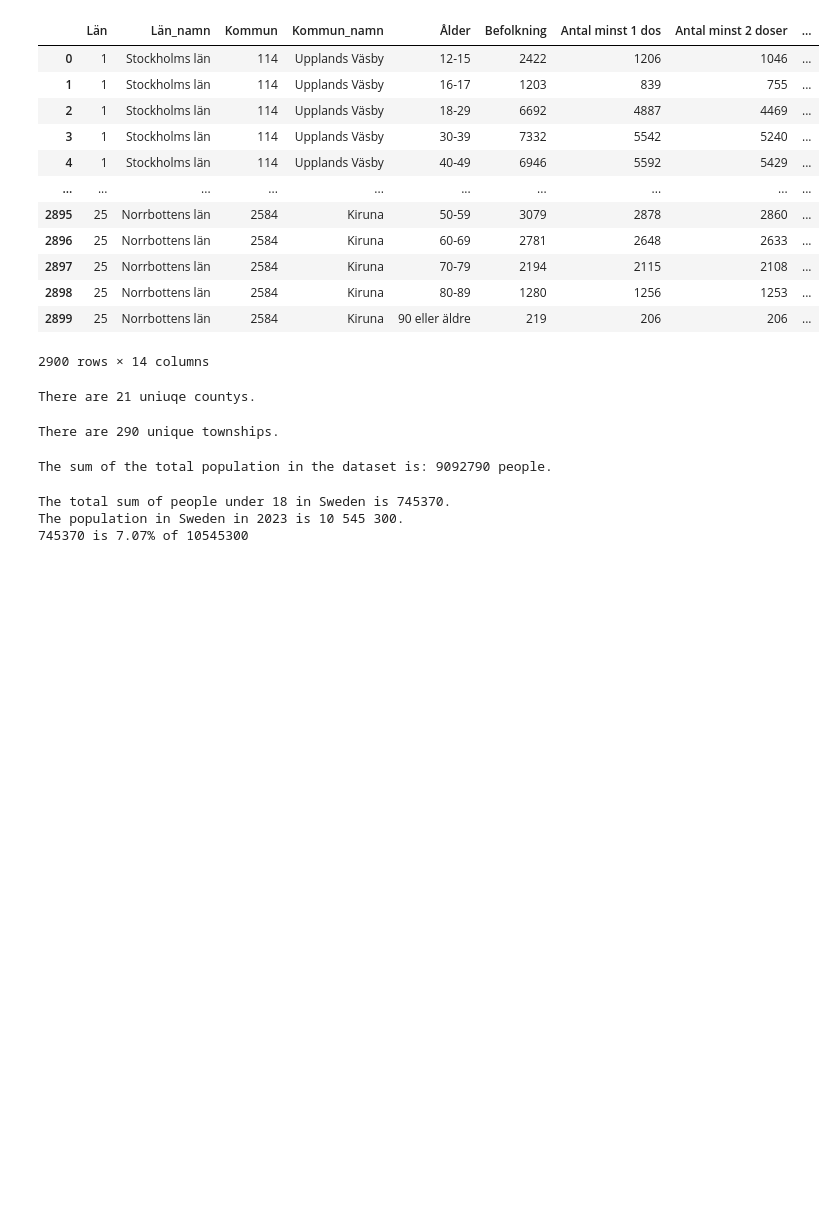
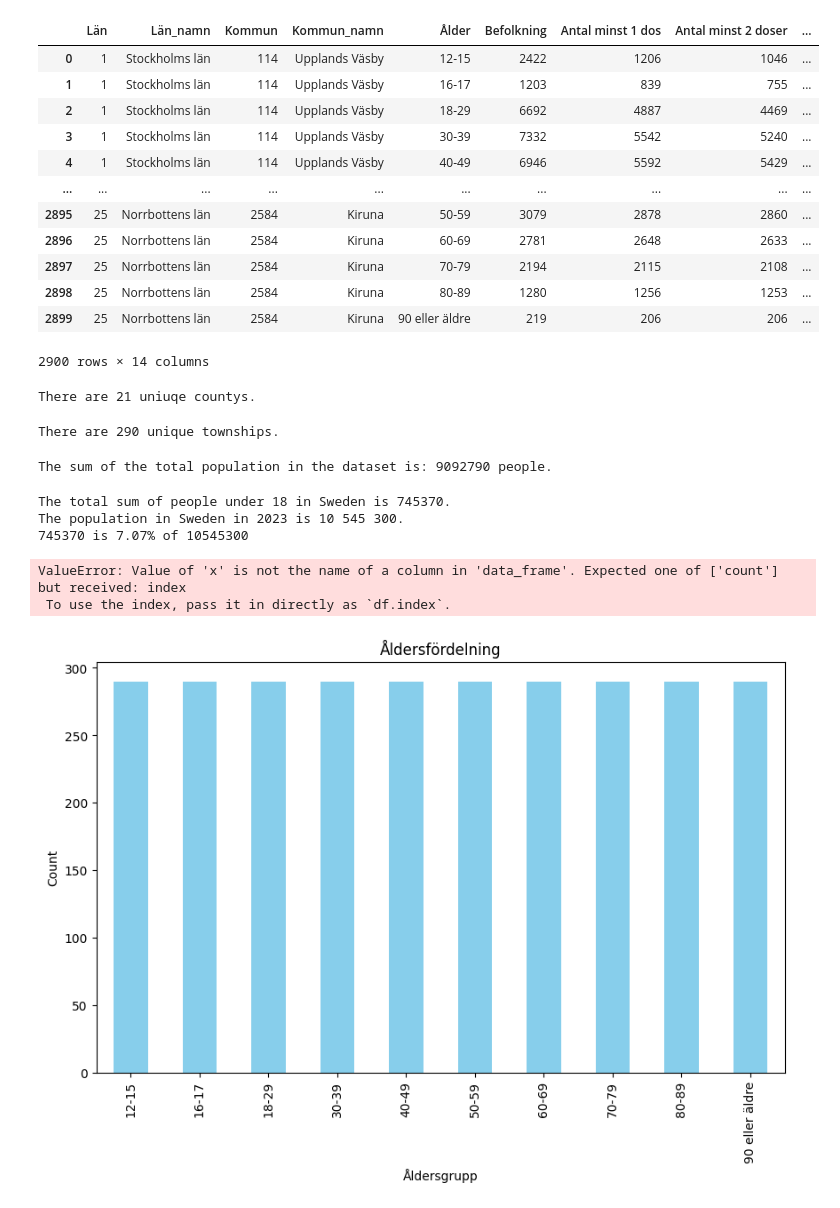
Before and after one commit to SFredin1/Databehandling-AI23-SEBASTIAN-FREDIN, a Jupyter notebook: Labb/Lab.ipynb, the cells around one changed output. Cells and saved outputs as stored; diff of their text form; code cells hidden in the pictures; blank space fills up the shorter version.

Commit message:
Uppgift 2

```diff
--- a/Labb/Lab.ipynb
+++ b/Labb/Lab.ipynb
@@ -302,3 +318,33 @@ print(f"{under_18} is {percentage:.2f}% of {population}")
 The total sum of people under 18 in Sweden is 745370.
 The population in Sweden in 2023 is 10 545 300.
 745370 is 7.07% of 10545300
+# %%
+# Uppgift e)
+
+# Count the occurences of each unique value in column "Ålder"
+age_distribution = fhm_covid_vaccine["Ålder"].value_counts()
+
+# Plot the chart for the age distribution
+fig = px.line(age_distribution, x="index", y="Ålder", color="Ålder",
+             labels={"index": "Åldersgrupp", "Ålder": "Count"},
+             title="Åldersfördelning")
+
+fig.show()
+# %% [output]
+ValueError: Value of 'x' is not the name of a column in 'data_frame'. Expected one of ['count'] but received: index
+ To use the index, pass it in directly as `df.index`.
+# %%
+# Uppgift e)
+
+# Count the occurences of each unique value in column "Ålder"
+age_distribution = fhm_covid_vaccine['Ålder'].value_counts()
+
+# Plot the bar chart for the age distribution
+plt.figure(figsize=(10, 6))  # Adjust the figure size as needed
+age_distribution.plot(kind='bar', color='skyblue')
+plt.title("Åldersfördelning")
+plt.xlabel("Åldersgrupp")
+plt.ylabel("Count")
+plt.show()
+# %% [output]
+[figure, added]
```
Also changed, not shown: parts of 22 cells of this notebook.
